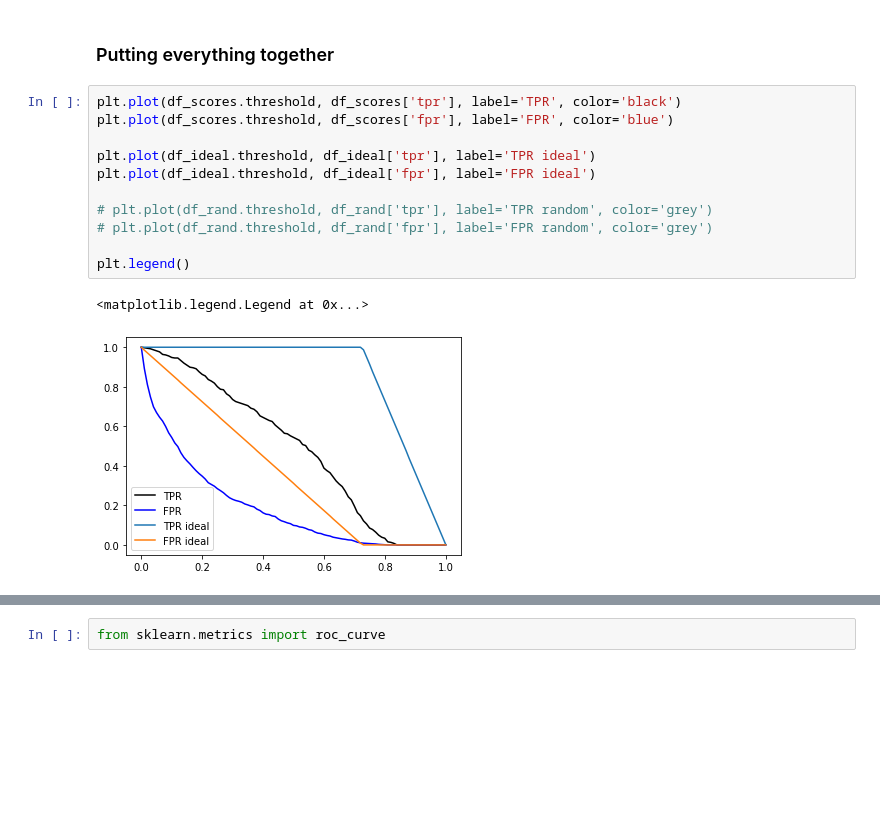
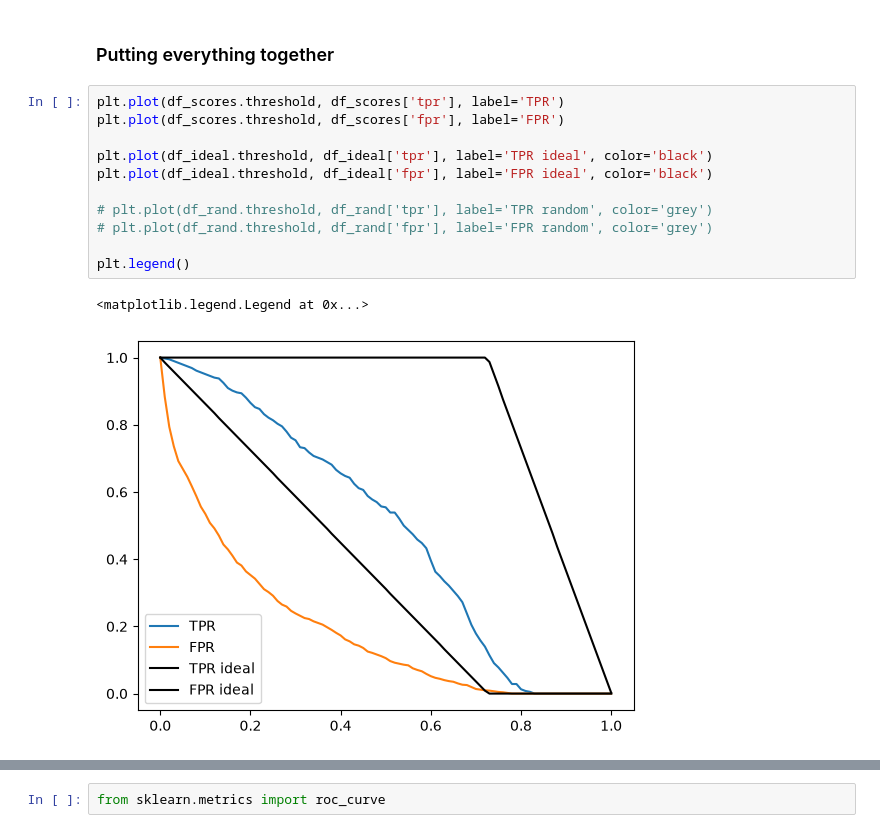
Before and after one commit to nabila-natasha/machine-learning-zoomcamp-homework, a Jupyter notebook: 04-evaluation/notebook.ipynb, the cells around one changed output, grey strips where cells are left out. Drawn from its saved outputs; the diff is of its cells as text; blank space fills up the shorter version.

```diff
--- a/04-evaluation/notebook.ipynb
+++ b/04-evaluation/notebook.ipynb
@@ -501,19 +523,19 @@ plt.legend()
 # %% [markdown]
 ### Putting everything together
 # %%
-plt.plot(df_scores.threshold, df_scores['tpr'], label='TPR', color='black')
-plt.plot(df_scores.threshold, df_scores['fpr'], label='FPR', color='blue')
+plt.plot(df_scores.threshold, df_scores['tpr'], label='TPR')
+plt.plot(df_scores.threshold, df_scores['fpr'], label='FPR')
 
-plt.plot(df_ideal.threshold, df_ideal['tpr'], label='TPR ideal')
-plt.plot(df_ideal.threshold, df_ideal['fpr'], label='FPR ideal')
+plt.plot(df_ideal.threshold, df_ideal['tpr'], label='TPR ideal', color='black')
+plt.plot(df_ideal.threshold, df_ideal['fpr'], label='FPR ideal', color='black')
 
 # plt.plot(df_rand.threshold, df_rand['tpr'], label='TPR random', color='grey')
 # plt.plot(df_rand.threshold, df_rand['fpr'], label='FPR random', color='grey')
 
 plt.legend()
 # %% [output]
 <matplotlib.legend.Legend at 0x...>
-[figure, old version]
+[figure, new version]
 # %%
 plt.figure(figsize=(5, 5))
 
```
Also changed, not shown: parts of 33 cells of this notebook.
